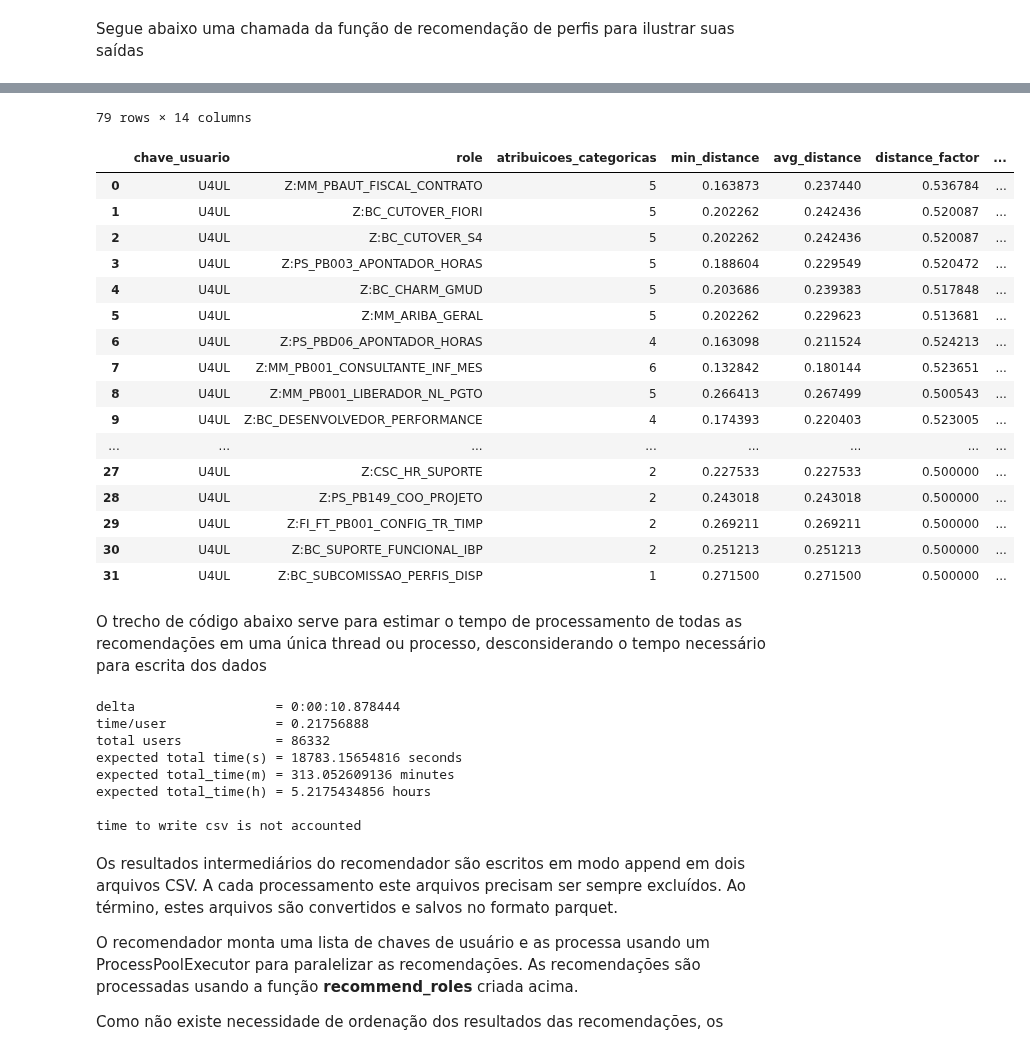
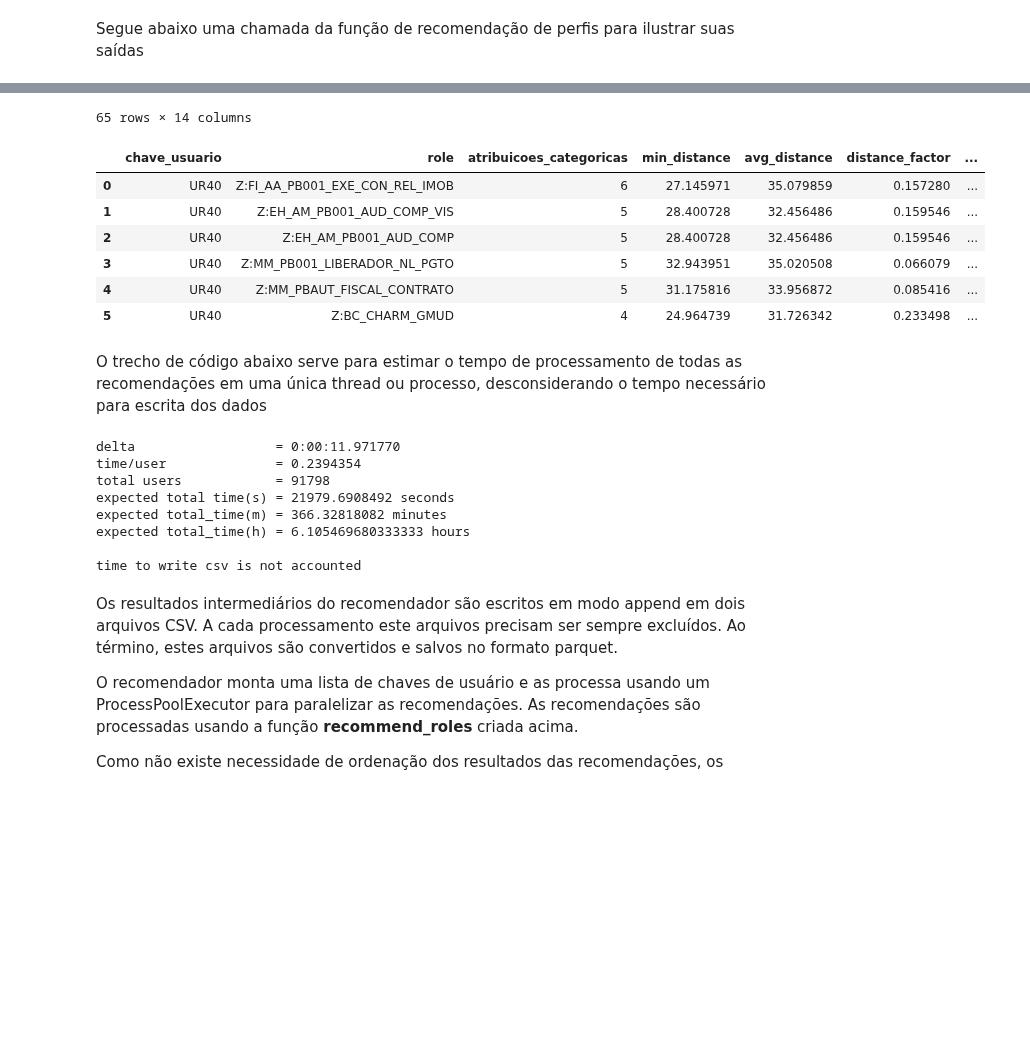
Before and after one commit to itaborai83/ecd221-tcc, a Jupyter notebook: notebooks/05-generate-recomendations.ipynb, the cells around one changed output, grey strips where cells are left out. Cells and saved outputs as stored; diff of their text form; code cells hidden in the pictures; blank space fills up the shorter version.

```diff
--- a/notebooks/05-generate-recomendations.ipynb
+++ b/notebooks/05-generate-recomendations.ipynb
@@ -208,7 +223,6 @@ from knn_indexer import KnnIndex
 
 HASHED_FEATURE_COUNT    = int(os.environ['HASHED_FEATURE_COUNT'])
 KNN_INDEX               = os.environ['KNN_INDEX']
-CUTOFF_DISTANCE         = 0.5
 
 class RoleRecommenderState:
 
@@ -291,6 +305,8 @@ class RoleRecommender:
         AND     z.chave_usuario         IS NOT NULL
         AND     d.role                  IS NULL
         AND     c.role                  NOT IN ('Z:BC_USO_GERAL')
+        AND     f.role                  IS NOT NULL -- atribuido_topo
+        AND     e.role                  IS NOT NULL -- atribuido_tipo_usuario
         ORDER   BY a.distance
     """
 
@@ -312,20 +328,33 @@ class RoleRecommender:
             +       MAX(atribuido_funcao)           AS atribuicoes_categoricas
             ,       MIN(distance)                   AS min_distance
             ,       AVG(distance)                   AS avg_distance
-            ,       ( (1 - MIN(distance)) + AVG(distance)) * 0.5 AS distance_factor
+            ,       (1.0
+                    -   (
+                            (
+                                MIN(distance) / MAX(distance)
+                            +   AVG(distance) / MAX(distance)
+                            )
+                        *   0.5
+                        )
+                    )                               AS distance_factor
             ,       COUNT()                         AS qtd_atribuicoes
             FROM    neighbors_df a
-            WHERE   a.distance                      <= ?
             GROUP   BY a.usuario_busca
             ,       a.role
         )
         , cte_role_scores AS (
             SELECT  a.role
-            ,       ( a.atribuicoes_categoricas * a.qtd_atribuicoes * a.distance_factor )
-            /       ( (SELECT MAX(atribuicoes_categoricas) FROM cte_roles)
-            *         (SELECT MAX(qtd_atribuicoes)         FROM cte_roles)
-            *         (SELECT MAX(distance_factor)         FROM cte_roles)
-                    ) AS score
+            ,      (
+                       a.atribuicoes_categoricas
+                   *   a.qtd_atribuicoes
+                   *   a.distance_factor
+                   )
+                   /
+                   (
+                       (SELECT MAX(atribuicoes_categoricas) FROM cte_roles)
+                   *   (SELECT MAX(qtd_atribuicoes)         FROM cte_roles)
+                   *   (SELECT MAX(distance_factor)         FROM cte_roles)
+                   ) AS score
             FROM    cte_roles a
         )
         SELECT  a.usuario_busca                AS chave_usuario
@@ -371,7 +400,7 @@ class RoleRecommender:
     def on_process_start(klass):
         klass.STATE = RoleRecommenderState()
 
-    def recommend_roles(self, search_user, cutoff_distance=CUTOFF_DISTANCE):
+    def recommend_roles(self, search_user):
         search_df          = self.state.hashed_features_df[self.state.hashed_features_df["chave_usuario"] == search_user].copy()
         self.state.conn.register('search_df', search_df)
 
@@ -379,8 +408,7 @@ class RoleRecommender:
         neighbors_df  = self._get_neighbours(search_index)
         self.state.conn.register("neighbors_df", neighbors_df)
 
-        params = (cutoff_distance,)
-        recommendations_df = self.state.conn.execute(self.SQL_RECOMMENDATIONS, params).fetchdf()
+        recommendations_df = self.state.conn.execute(self.SQL_RECOMMENDATIONS).fetchdf()
         self.state.conn.unregister("search_df")
         self.state.conn.unregister("neighbors_df")
         return search_df, neighbors_df, recommendations_df
@@ -404,7 +432,7 @@ from recommender import RoleRecommender, recommend_roles
 # %% [markdown]
 Segue abaixo uma chamada da função de recomendação de perfis para ilustrar suas saídas
 # %%
-search_df, neighbors_df, recommendations_df = recommend_roles("U4UL")
+search_df, neighbors_df, recommendations_df = recommend_roles("UR40")
 display(search_df)
 display(neighbors_df)
 display(recommendations_df)
@@ -429,21 +457,11 @@ del recommendations_df
-79 rows × 14 columns
+65 rows × 14 columns
 |  | chave_usuario | role | atribuicoes_categoricas | min_distance | avg_distance | distance_factor | ... |
-| 0 | U4UL | Z:MM_PBAUT_FISCAL_CONTRATO | 5 | 0.163873 | 0.237440 | 0.536784 | ... |
-| 1 | U4UL | Z:BC_CUTOVER_FIORI | 5 | 0.202262 | 0.242436 | 0.520087 | ... |
-| 2 | U4UL | Z:BC_CUTOVER_S4 | 5 | 0.202262 | 0.242436 | 0.520087 | ... |
-| 3 | U4UL | Z:PS_PB003_APONTADOR_HORAS | 5 | 0.188604 | 0.229549 | 0.520472 | ... |
-| 4 | U4UL | Z:BC_CHARM_GMUD | 5 | 0.203686 | 0.239383 | 0.517848 | ... |
-| 5 | U4UL | Z:MM_ARIBA_GERAL | 5 | 0.202262 | 0.229623 | 0.513681 | ... |
-| 6 | U4UL | Z:PS_PBD06_APONTADOR_HORAS | 4 | 0.163098 | 0.211524 | 0.524213 | ... |
-| 7 | U4UL | Z:MM_PB001_CONSULTANTE_INF_MES | 6 | 0.132842 | 0.180144 | 0.523651 | ... |
-| 8 | U4UL | Z:MM_PB001_LIBERADOR_NL_PGTO | 5 | 0.266413 | 0.267499 | 0.500543 | ... |
-| 9 | U4UL | Z:BC_DESENVOLVEDOR_PERFORMANCE | 4 | 0.174393 | 0.220403 | 0.523005 | ... |
-| ... | ... | ... | ... | ... | ... | ... | ... |
-| 27 | U4UL | Z:CSC_HR_SUPORTE | 2 | 0.227533 | 0.227533 | 0.500000 | ... |
-| 28 | U4UL | Z:PS_PB149_COO_PROJETO | 2 | 0.243018 | 0.243018 | 0.500000 | ... |
-| 29 | U4UL | Z:FI_FT_PB001_CONFIG_TR_TIMP | 2 | 0.269211 | 0.269211 | 0.500000 | ... |
-| 30 | U4UL | Z:BC_SUPORTE_FUNCIONAL_IBP | 2 | 0.251213 | 0.251213 | 0.500000 | ... |
-| 31 | U4UL | Z:BC_SUBCOMISSAO_PERFIS_DISP | 1 | 0.271500 | 0.271500 | 0.500000 | ... |
+| 0 | UR40 | Z:FI_AA_PB001_EXE_CON_REL_IMOB | 6 | 27.145971 | 35.079859 | 0.157280 | ... |
+| 1 | UR40 | Z:EH_AM_PB001_AUD_COMP_VIS | 5 | 28.400728 | 32.456486 | 0.159546 | ... |
+| 2 | UR40 | Z:EH_AM_PB001_AUD_COMP | 5 | 28.400728 | 32.456486 | 0.159546 | ... |
+| 3 | UR40 | Z:MM_PB001_LIBERADOR_NL_PGTO | 5 | 32.943951 | 35.020508 | 0.066079 | ... |
+| 4 | UR40 | Z:MM_PBAUT_FISCAL_CONTRATO | 5 | 31.175816 | 33.956872 | 0.085416 | ... |
+| 5 | UR40 | Z:BC_CHARM_GMUD | 4 | 24.964739 | 31.726342 | 0.233498 | ... |
 # %% [markdown]
 O trecho de código abaixo serve para estimar o tempo de processamento de todas as recomendações em uma única thread ou processo, desconsiderando o tempo necessário para escrita dos dados
 # %%
@@ -469,12 +487,12 @@ expected total_time(h) = {expected_total_time_h} hours
 time to write csv is not accounted
 """)
 # %% [output]
-delta                  = 0:00:10.878444
-time/user              = 0.21756888
-total users            = 86332
-expected total time(s) = 18783.15654816 seconds
-expected total_time(m) = 313.052609136 minutes
-expected total_time(h) = 5.2175434856 hours
+delta                  = 0:00:11.971770
+time/user              = 0.2394354
+total users            = 91798
+expected total time(s) = 21979.6908492 seconds
+expected total_time(m) = 366.32818082 minutes
+expected total_time(h) = 6.105469680333333 hours
 
 time to write csv is not accounted
 # %% [markdown]
```
Also changed, not shown: parts of 17 cells of this notebook, 9 other files.
